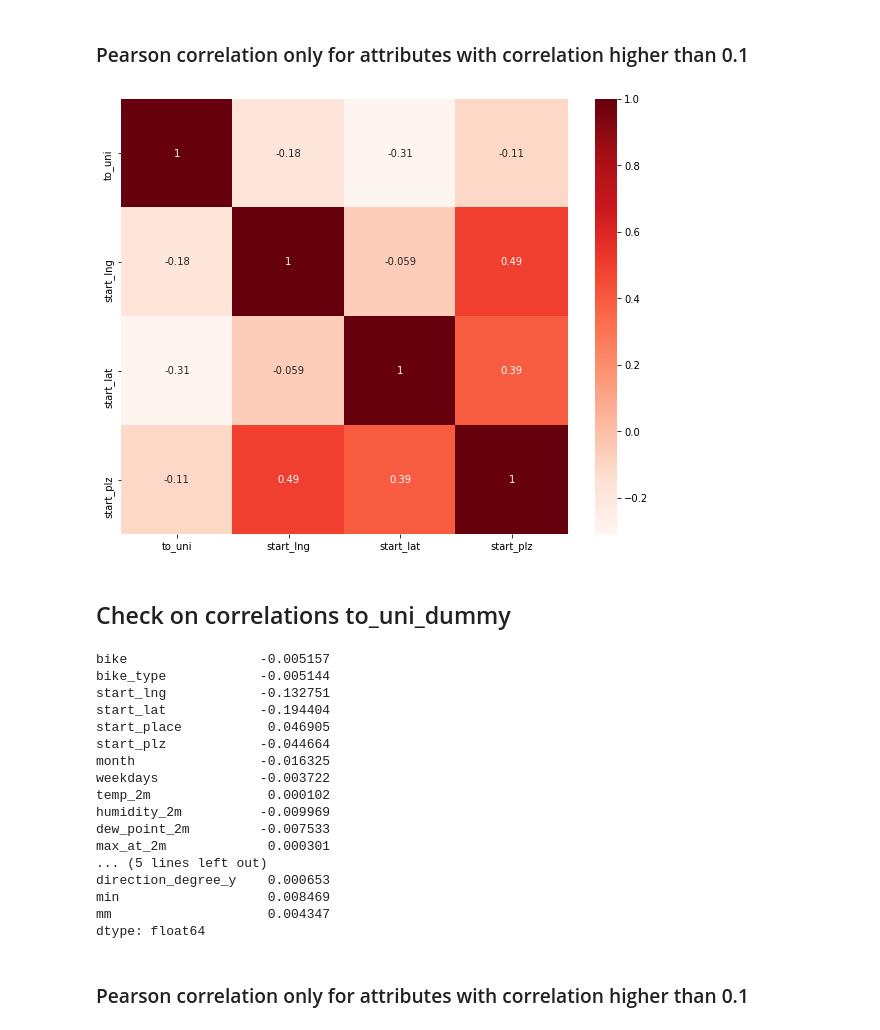
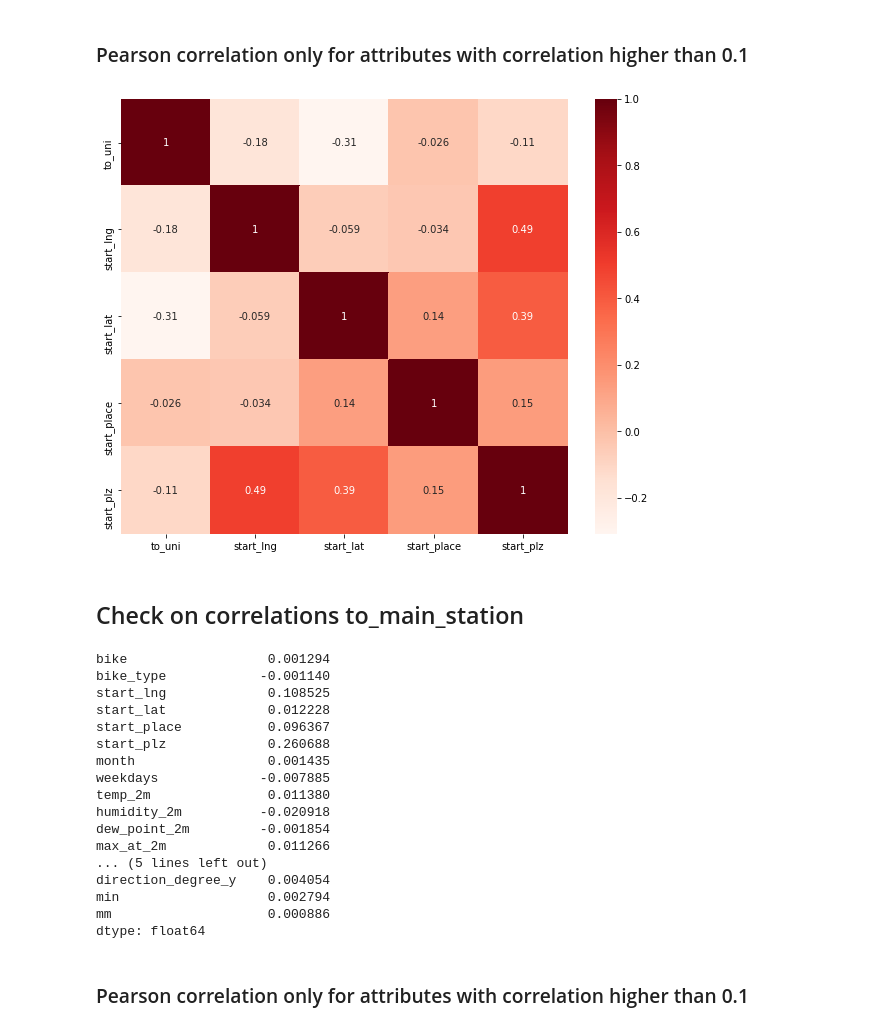
Before and after one commit to janiksudo/PDS_Project, a Jupyter notebook: notebooks/#8_predict_trip_direction.ipynb, the cells around one changed output. Saved outputs shown, nothing was run; the diff lists cells and outputs as text; code cells hidden in the pictures.

```diff
--- a/notebooks/#8_predict_trip_direction.ipynb
+++ b/notebooks/#8_predict_trip_direction.ipynb
@@ -85,18 +117,32 @@ m
 # %%
 to_uni = []
-to_uni_dummy = []
+to_main_station = []
+to_uni_bool = []
+to_main_station_bool = []
 
-for index, row in bremen_trips.iterrows():
+for index, row in tqdm(bremen_trips.iterrows()):
     dist_to_uni = distanceToUni(row['start_lng'],row['start_lat'],row['end_lng'],row['end_lat'])
+    dist_to_main_station = distanceToMainStation(row['start_lng'],row['start_lat'],row['end_lng'],row['end_lat'])
+
+    # Save distances to corresponding list
     to_uni.append(dist_to_uni)
+    to_main_station.append(dist_to_main_station)
 
-    if dist_to_uni >= 0:
-        to_uni_dummy.append(1)
+    if dist_to_uni < 0:
+        to_uni_bool.append(0)
     else:
-        to_uni_dummy.append(0)
+        to_uni_bool.append(1)
+
+    if dist_to_main_station < 0:
+        to_main_station_bool.append(0)
+    else:
+        to_main_station_bool.append(1)
+
 
 bremen_trips['to_uni'] = to_uni
-bremen_trips['to_uni_dummy'] = to_uni_dummy
+bremen_trips['to_main_station'] = to_main_station
+bremen_trips['to_uni_bool'] = to_uni_bool
+bremen_trips['to_main_station_bool'] = to_main_station_bool
 # %%
 bremen_trips.sample(3)
 # %% [output]
@@ -132,33 +178,33 @@ dtype: float64
 # %%
 #Using Pearson Correlation
 
 plt.figure(figsize=(10,8))
-cor = bremen_trips[['to_uni','start_lng','start_lat','start_plz']].corr()
+cor = bremen_trips[['to_uni','start_lng','start_lat','start_place','start_plz']].corr()
 sns.heatmap(cor, annot=True, cmap=plt.cm.Reds)
 plt.show()
 # %% [output]
-[figure, old version]
+[figure, new version]
 # %% [markdown]
-## Check on correlations to_uni_dummy
+## Check on correlations to_main_station
 # %%
-bremen_trips.drop(columns={'end_lng','end_lat','end_place','end_plz','to_uni','to_uni_dummy','duration_sec','duration_min','identification'}).corrwith(bremen_trips['to_uni_dummy'])
+bremen_trips.drop(columns={'end_lng','end_lat','end_place','to_uni_bool','to_main_station_bool','end_plz','to_uni','to_main_station','duration_sec','duration_min','identification'}).corrwith(bremen_trips['to_main_station'])
 # %% [output]
-bike                 -0.005157
-bike_type            -0.005144
-start_lng            -0.132751
-start_lat            -0.194404
-start_place           0.046905
-start_plz            -0.044664
-month                -0.016325
-weekdays             -0.003722
-temp_2m               0.000102
-humidity_2m          -0.009969
-dew_point_2m         -0.007533
-max_at_2m             0.000301
+bike                  0.001294
+bike_type            -0.001140
+start_lng             0.108525
+start_lat             0.012228
+start_place           0.096367
+start_plz             0.260688
+month                 0.001435
+weekdays             -0.007885
+temp_2m               0.011380
+humidity_2m          -0.020918
+dew_point_2m         -0.001854
+max_at_2m             0.011266
 ... (5 lines left out)
-direction_degree_y    0.000653
-min                   0.008469
-mm                    0.004347
+direction_degree_y    0.004054
+min                   0.002794
+mm                    0.000886
 dtype: float64
 # %% [markdown]
 ### Pearson correlation only for attributes with correlation higher than 0.1
```
Also changed, not shown: parts of 68 cells of this notebook.
